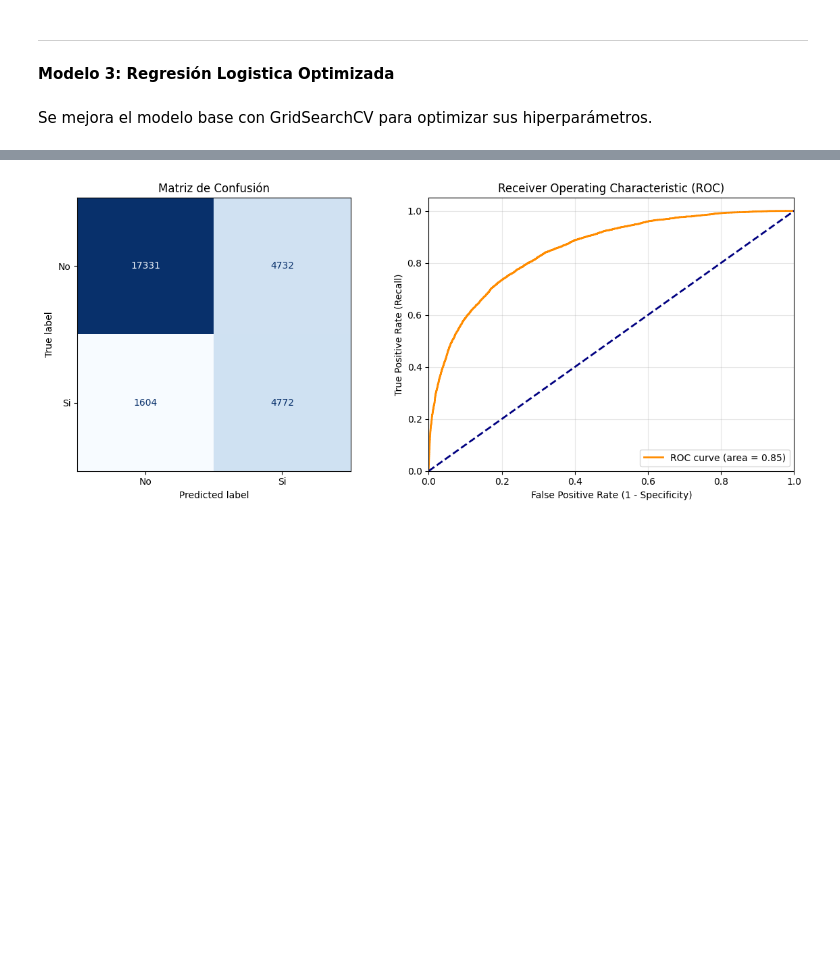
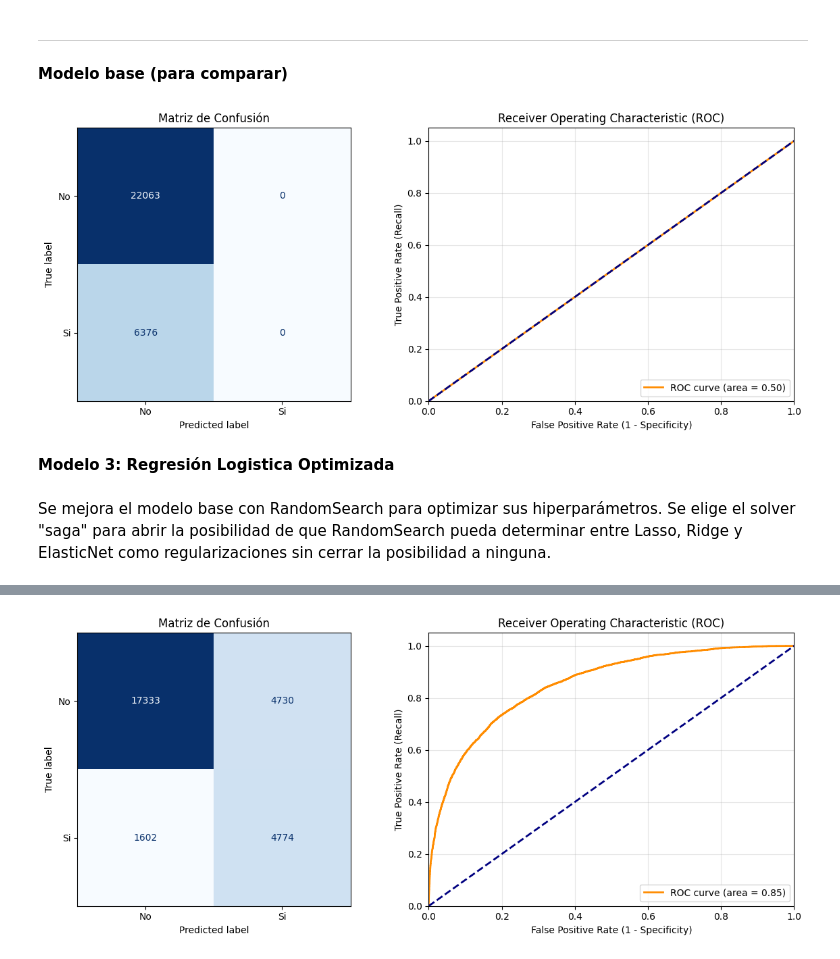
Before and after one commit to CaroRuiz92/AA1-TUIA-Ruiz-Quispe, a Jupyter notebook: TP-clasificacion-AA1.ipynb, the cells around one changed output, grey strips where cells are left out. Drawn from its saved outputs; the diff is of its cells as text; code cells hidden in the pictures; blank space fills up the shorter version.

Commit message:
Corección de modelo base y optimización de hiperparámetros

```diff
--- a/TP-clasificacion-AA1.ipynb
+++ b/TP-clasificacion-AA1.ipynb
@@ -703,13 +686,8 @@ Se construye el modelo de regresión logística con algunos parámetros prefijad
 # %%
-modelo_base = LogisticRegression(
-    solver='saga',
-    penalty='elasticnet',
-    l1_ratio=0.5,
+modelo_1 = LogisticRegression(
     C=0.1,
-    max_iter=5000, # Necesario para que 'saga' converja
     random_state=42,
-    class_weight='balanced' # por el desbalance visto en el EDA
-    )
+    class_weight='balanced')
 # %% [markdown]
 Validación cruzada:
 # %%
@@ -725,3 +703,3 @@ Desviación estándar: 0.0051
 # %%
-modelo_base.fit(X_train, y_train)
+modelo_1.fit(X_train, y_train)
 # %% [output]
@@ -830,3 +797,5 @@ Mejor umbral según Youden: 0.5150
 El umbral óptimo está muy cerca del valor por defecto (0.5). Esto significa que las probabilidades que predice el modelo son bastante realistas y no están sesgadas hacia un extremo.
 # %% [markdown]
 ---
+# %% [markdown]
+**Modelo base (para comparar)**
@@ -833,3 +804,10 @@ El umbral óptimo está muy cerca del valor por defecto (0.5). Esto significa qu
+# %%
+clasif_dummy = DummyClassifier(strategy="most_frequent", random_state=42)
+clasif_dummy.fit(X_train, y_train)
+
+graficar_matriz_roc(clasif_dummy, X_val, y_val)
+# %% [output]
+[figure, added]
 # %% [markdown]
 **Modelo 3: Regresión Logistica Optimizada**
 # %%
@@ -838,4 +816,4 @@ from scipy.stats import uniform
 import time
 # %% [markdown]
-Se mejora el modelo base con GridSearchCV para optimizar sus hiperparámetros.
+Se mejora el modelo base con RandomSearch para optimizar sus hiperparámetros. Se elige el solver "saga" para abrir la posibilidad de que RandomSearch pueda determinar entre Lasso, Ridge y ElasticNet como regularizaciones sin cerrar la posibilidad a ninguna.
 # %%
```
Also changed, not shown: parts of 35 cells of this notebook.
